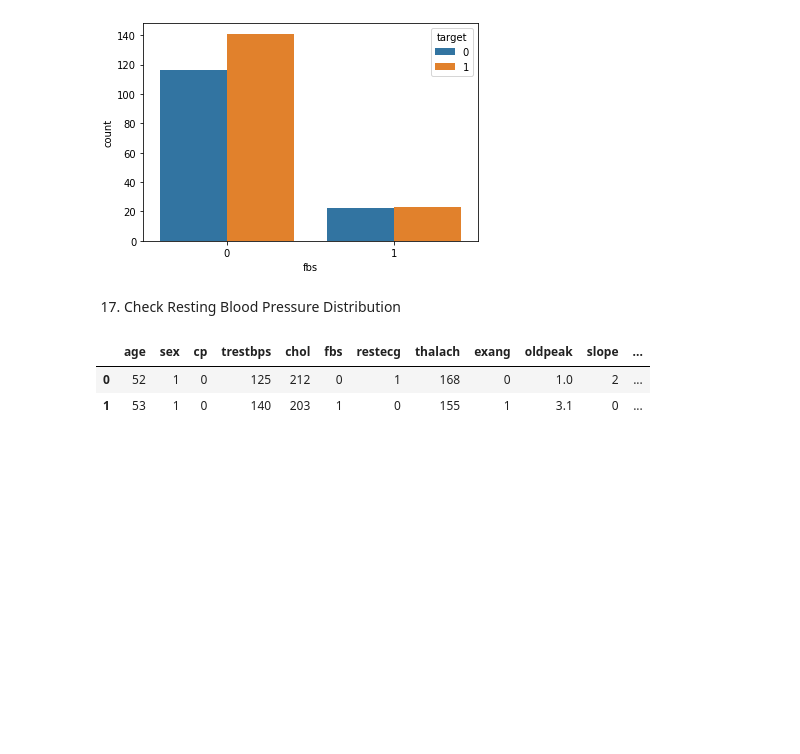
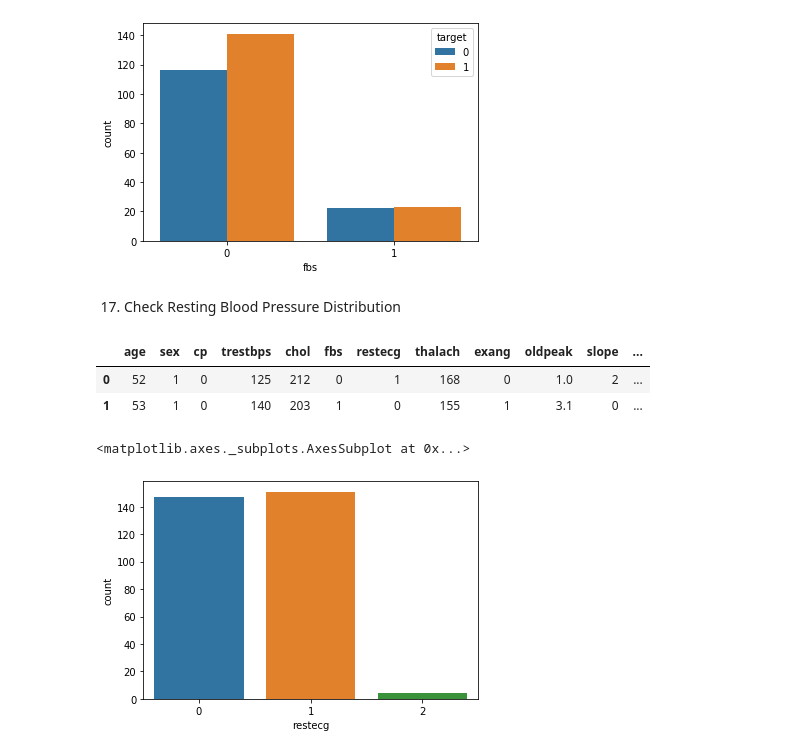
Before and after one commit to achmegantara/heart-analysis, a Jupyter notebook: heart.ipynb, the cells around one changed output. Saved outputs shown, nothing was run; the diff lists cells and outputs as text; code cells hidden in the pictures; blank space fills up the shorter version.

```diff
--- a/heart.ipynb
+++ b/heart.ipynb
@@ -242,3 +242,8 @@ df.head(2)
 |  | age | sex | cp | trestbps | chol | fbs | restecg | thalach | exang | oldpeak | slope | ... |
 | 0 | 52 | 1 | 0 | 125 | 212 | 0 | 1 | 168 | 0 | 1.0 | 2 | ... |
 | 1 | 53 | 1 | 0 | 140 | 203 | 1 | 0 | 155 | 1 | 3.1 | 0 | ... |
+# %%
+sns.countplot(df['restecg'])
+# %% [output]
+<matplotlib.axes._subplots.AxesSubplot at 0x...>
+[figure, added]
```
